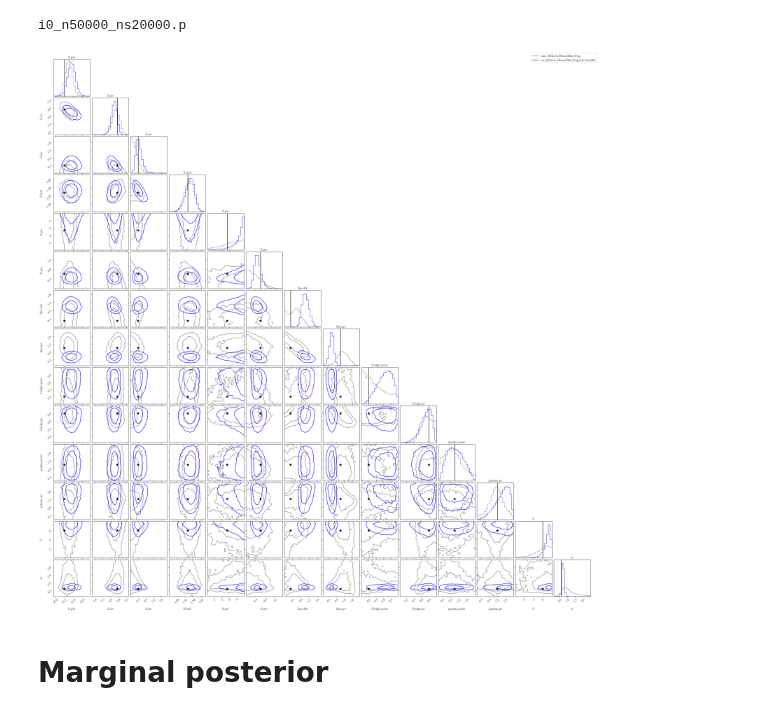
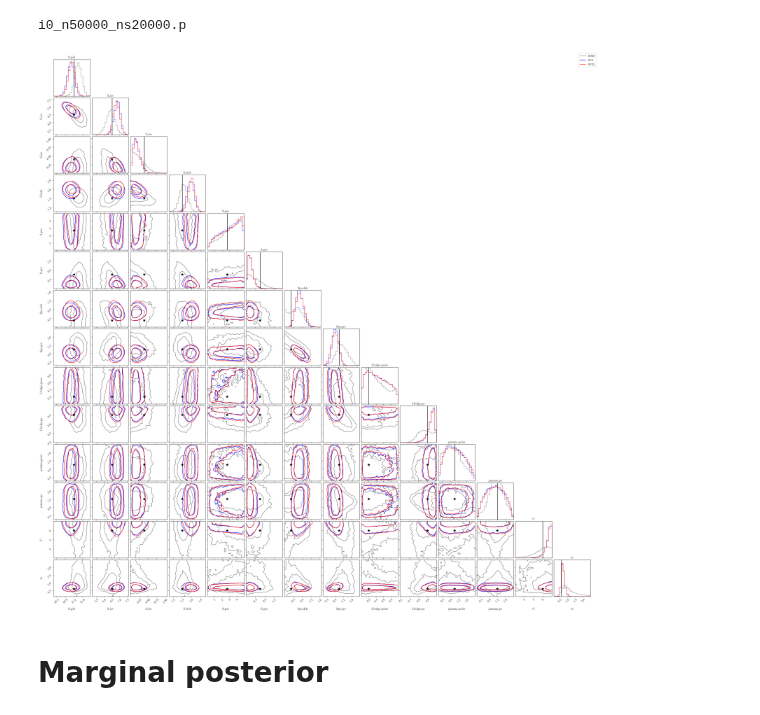
Before and after one commit to smsharma/fermi-prob-prog, a Jupyter notebook: production/view.ipynb, the cells around one changed output. Cells and saved outputs as stored; diff of their text form; code cells hidden in the pictures.

```diff
--- a/production/view.ipynb
+++ b/production/view.ipynb
@@ -83,43 +83,43 @@ labels = [
 s_in = {}
 labels_dict = {}
 colors_dict = {}
 
-nskey = 'hmc_D23new_Mbase23fix_7exp'
+nskey = 'HMC'
 s = pickle.load(open(f'../outputs/fit/hmc_D23new_Mbase23fix_7exp/i0_n10000_ns0.p', 'rb'))
 s_in[nskey] = {k: s[k] for k in labels}
 labels_dict[nskey] = nskey
 colors_dict[nskey] = 'gray'
 
-# nskey = 'SVI lr1e-4'
-# s = pickle.load(open(f'../outputs/fit/svi_Dbase23fix_deltapsf_2_Mbase23fix_7exp_deltapsf/i0_n50000_ns20000.p', 'rb'))
-# s_in[nskey] = {k: s[k] for k in labels}
-# labels_dict[nskey] = nskey
-# colors_dict[nskey] = 'b'
-
-nskey = 'svi_D23new_Mbase23fix_7exp_lr1e-3_ns20k'
-s = pickle.load(open(f'../outputs/fit/svi_D23new_Mbase23fix_7exp_lr1e-3_ns20k/i0_n50000_ns20000.p', 'rb'))
+nskey = 'SVI'
+s = pickle.load(open(f'../outputs/fit/svi_D23new_deltapsf_Mbase23fix_1exp_deltapsf/i0_n50000_ns7500_0.p', 'rb'))
 s_in[nskey] = {k: s[k] for k in labels}
 labels_dict[nskey] = nskey
 colors_dict[nskey] = 'b'
+
+nskey = 'SVI2'
+s = pickle.load(open(f'../outputs/fit/svi_D23new_deltapsf_Mbase23fix_1exp_deltapsf/i0_n50000_ns7500.p', 'rb'))
+s_in[nskey] = {k: s[k] for k in labels}
+labels_dict[nskey] = nskey
+colors_dict[nskey] = 'r'
 
 # nskey = 'SVI lr1e-3 ns20k nfn256'
 # s = pickle.load(open(f'../outputs/fit/svi_Dbase23fix_deltapsf_2_Mbase23fix_7exp_deltapsf_lr1e-3_ns20k_nfn256/i0_n50000_ns20000.p', 'rb'))
 # s_in[nskey] = {k: s[k] for k in labels}
 # labels_dict[nskey] = nskey
 # colors_dict[nskey] = 'g'
 
 # nskey = 'SVI lr1e-3 ns20k'
 # s = pickle.load(open(f'../outputs/fit/svi_Dbase23fix_deltapsf_2_Mbase23fix_7exp_deltapsf_lr1e-3_ns20k/i0_n50000_ns20000.p', 'rb'))
 # s_in[nskey] = {k: s[k] for k in labels}
 # labels_dict[nskey] = nskey
 # colors_dict[nskey] = 'r'
 
 truth_dict = json.load(open('truth_dict_base230927new.json', 'r'))
 t_in = {k: truth_dict[k] for k in labels}
 
 multi_corner(s_in, labels, point_est=t_in, colors_dict=colors_dict, labels_dict=labels_dict)
 # %% [output]
-[figure, old version]
+[figure, new version]
 # %% [markdown]
 # Marginal posterior
 # %%
```
Also changed, not shown: 2 other files.
